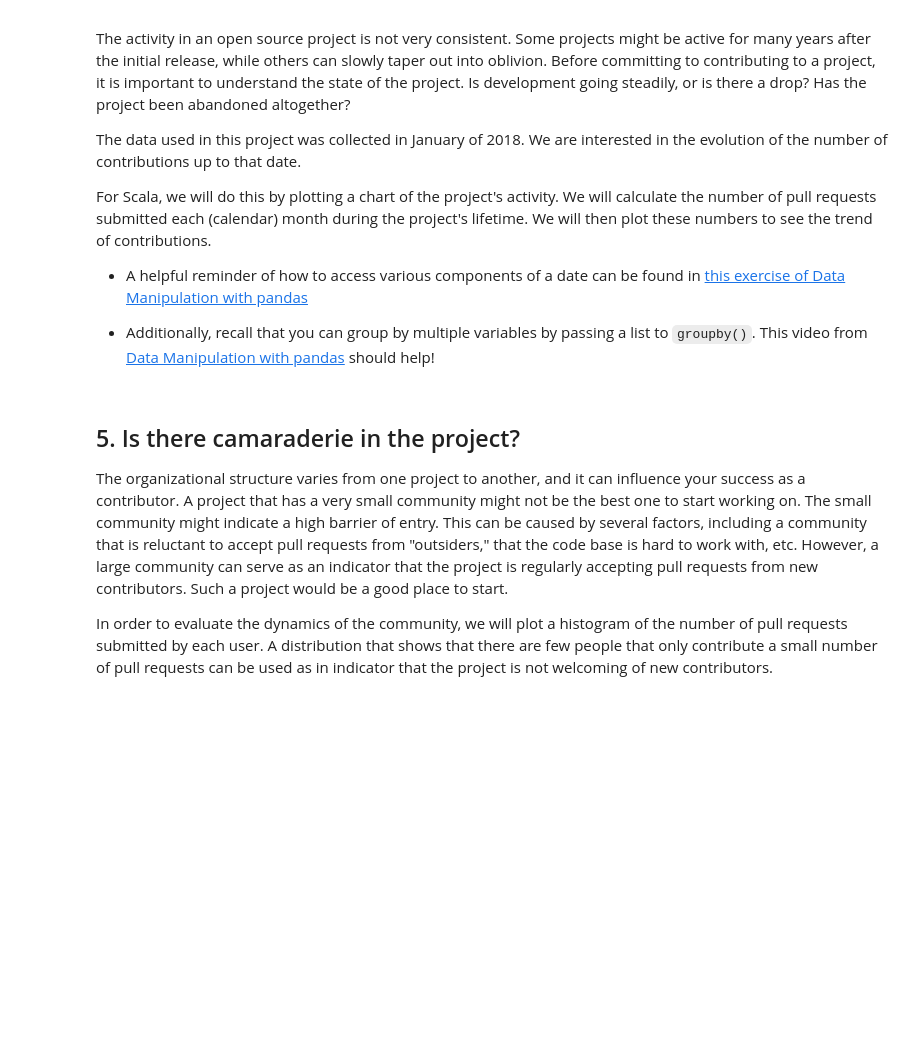
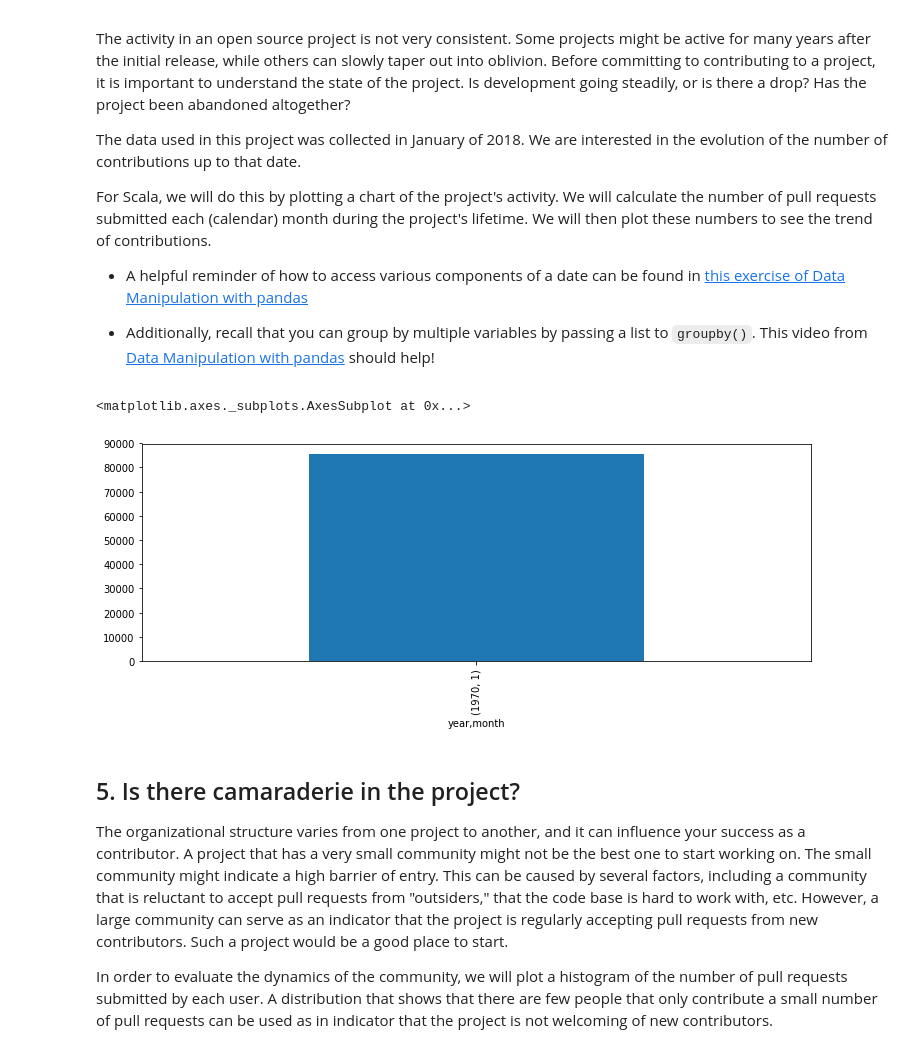
Before and after one commit to Chetoff1228/DC_Python, a Jupyter notebook: GithubHistory/notebook.ipynb, the cells around one changed output. Drawn from its saved outputs; the diff is of its cells as text; code cells hidden in the pictures; blank space fills up the shorter version.

```diff
--- a/GithubHistory/notebook.ipynb
+++ b/GithubHistory/notebook.ipynb
@@ -11,9 +11,14 @@
 </ol>
 # %%
 # Importing pandas
+import pandas as pd
 # ... YOUR CODE FOR TASK 1 ...
 
 # Loading in the data
-pulls_one = ...
-pulls_two = ...
-pull_files = ...
+pulls_one = pd.read_csv('datasets/pulls_2011-2013.csv')
+pulls_two = pd.read_csv('datasets/pulls_2014-2018.csv')
+pull_files = pd.read_csv('datasets/pull_files.csv')
+
+print(pulls_one)
+print(pulls_two)
+print(pull_files)
@@ -24,13 +47,14 @@ pull_files = ...
 <p>The pull request times are all in UTC (also known as Coordinated Universal Time). The commit times, however, are in the local time of the author with time zone information (number of hours difference from UTC). To make comparisons easy, we should convert all times to UTC.</p>
 # %%
 # Append pulls_one to pulls_two
-pulls = ...
+pulls = pulls_one.append(pulls_two)
 
 # Convert the date for the pulls object
-pulls['date'] = ...
+pulls['date'] = pd.to_datetime(pulls['pid'], utc = True)
 # %% [markdown]
 ## 3. Merging the DataFrames
 <p>The data extracted comes in two separate files. Merging the two DataFrames will make it easier for us to analyze the data in the future tasks.</p>
 # %%
 # Merge the two DataFrames
-data = ...
+data = pulls.merge(pull_files, on = 'pid')
+data
@@ -46,17 +89,20 @@ data = ...
 # %%
 %matplotlib inline
 
 # Create a column that will store the month
-data['month'] = ...
+data['month'] = data['date'].dt.month
 
 # Create a column that will store the year
-data['year'] = ...
+data['year'] = data['date'].dt.year
 
-# Group by the month and year and count the pull requests
-counts = ...
+# Group by month_year and count the pull requests
+counts = data.groupby(['year', 'month'])['pid'].count()
 
 # Plot the results
 counts.plot(kind='bar', figsize = (12,4))
+# %% [output]
+<matplotlib.axes._subplots.AxesSubplot at 0x...>
+[figure, added]
 # %% [markdown]
 ## 5. Is there camaraderie in the project?
 <p>The organizational structure varies from one project to another, and it can influence your success as a contributor. A project that has a very small community might not be the best one to start working on. The small community might indicate a high barrier of entry. This can be caused by several factors, including a community that is reluctant to accept pull requests from "outsiders," that the code base is hard to work with, etc. However, a large community can serve as an indicator that the project is regularly accepting pull requests from new contributors. Such a project would be a good place to start.</p>
```
Also changed, not shown: parts of 7 cells of this notebook, 1 other file.
